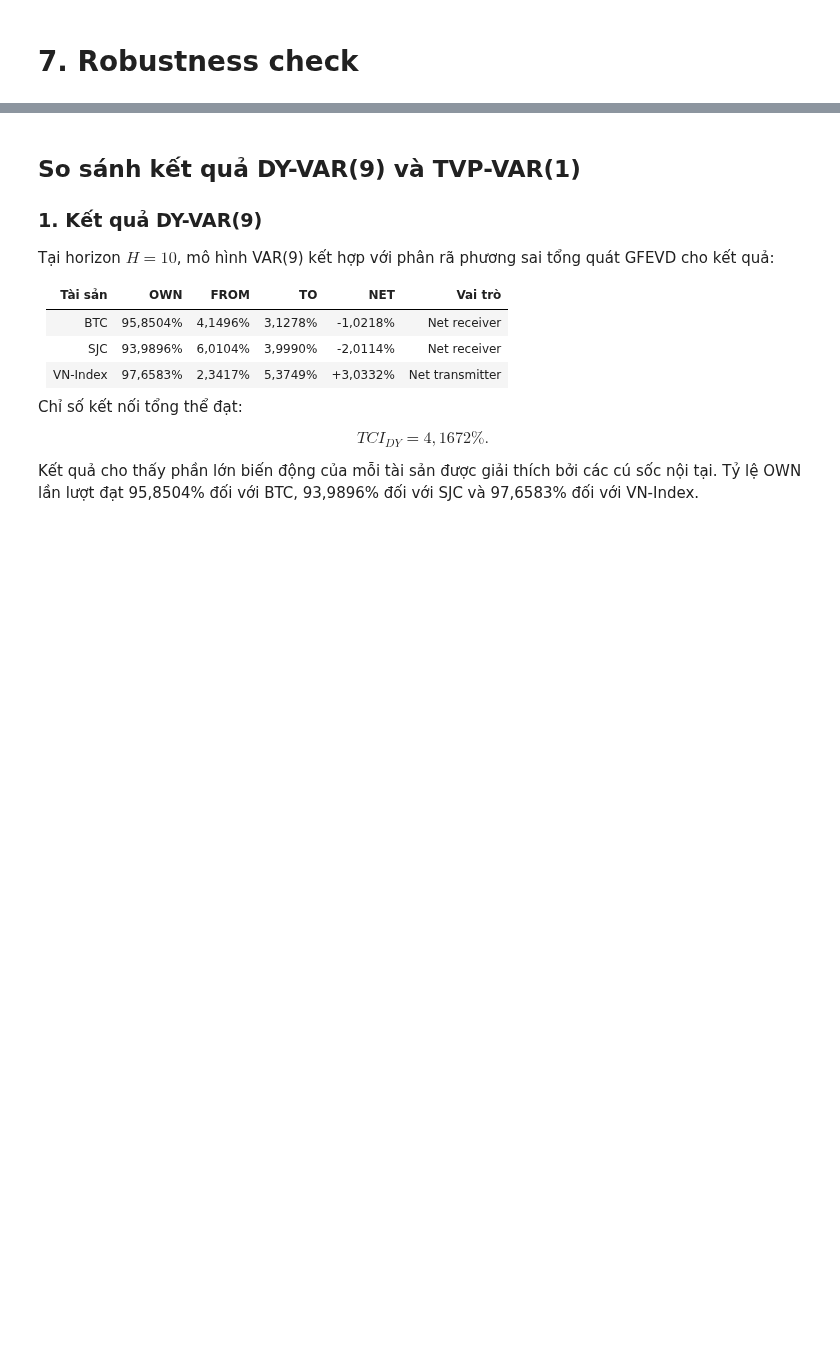
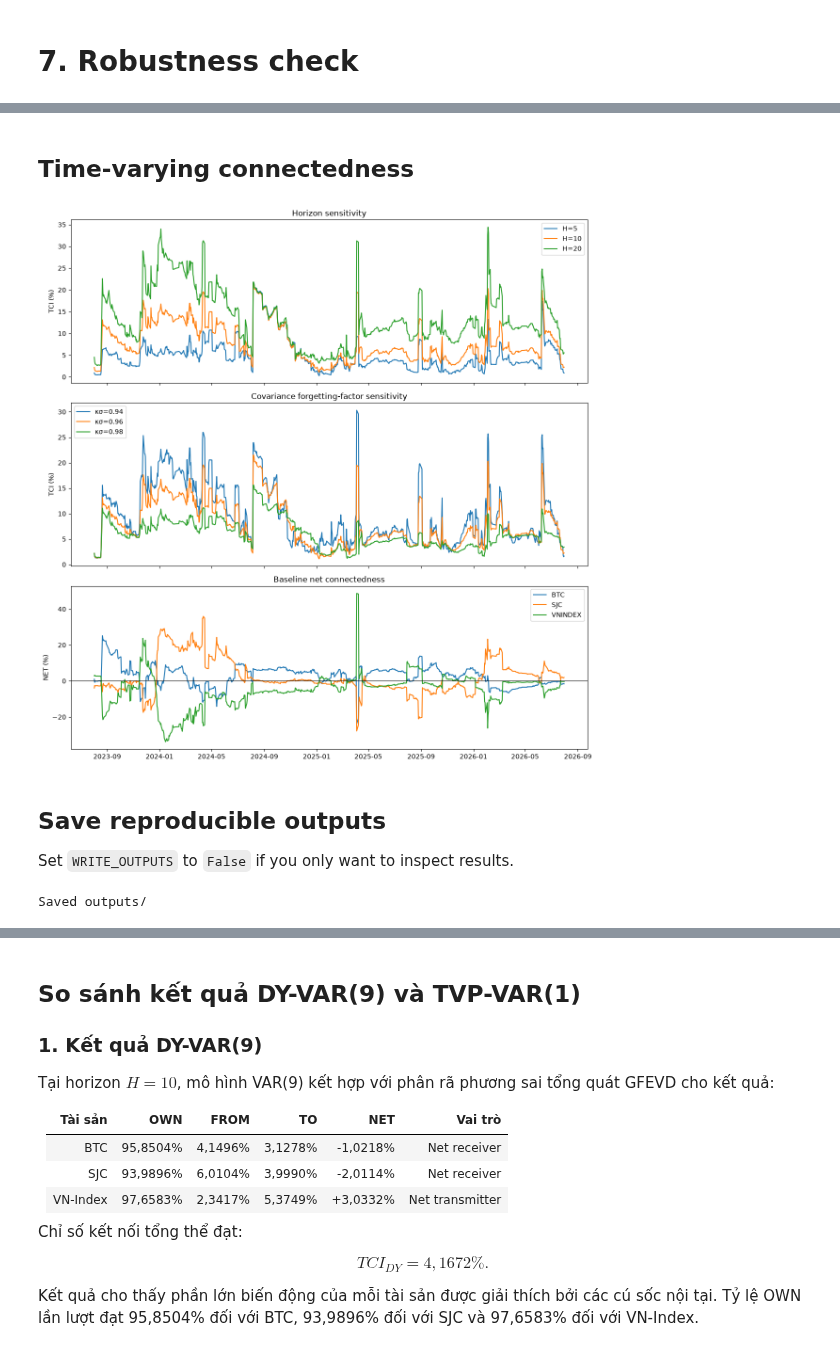
Before and after one commit to htrang22/btc-sjc-vnindex-risk-analysis, a Jupyter notebook: tvp-var-connectedness.ipynb, the cells around one changed output, grey strips where cells are left out. Saved outputs shown, nothing was run; the diff lists cells and outputs as text; code cells hidden in the pictures; blank space fills up the shorter version.

```diff
--- a/tvp-var-connectedness.ipynb
+++ b/tvp-var-connectedness.ipynb
@@ -1367,0 +1855,12 @@ Phuơng pháp kiểm định độ vững của mô hình là phân tích độ
+# %%
+baseline = results['baseline_0999']
+unstable = baseline.stability.loc[~baseline.stability['stable']]
+unstable_tci = baseline.connectedness.tci.loc[unstable.index]
+stable_tci = baseline.connectedness.tci.loc[baseline.stability['stable']]
+
+print(f'Unstable observations: {len(unstable)}')
+print(f'Unstable episodes: {len(baseline.episodes)}')
+print(f'Mean TCI on unstable dates: {unstable_tci.mean():.4f}%')
+print(f'Mean TCI on stable dates: {stable_tci.mean():.4f}%')
+display(baseline.episodes)
+display(instability_context(baseline.stability, baseline.connectedness.tci, baseline.connectedness.net))
@@ -1367,0 +1892,40 @@ Phuơng pháp kiểm định độ vững của mô hình là phân tích độ
+# %% [markdown]
+## Time-varying connectedness
+# %%
+fig, axes = plt.subplots(3, 1, figsize=(12, 12), sharex=True)
+
+for key in ['horizon_05', 'baseline_0999', 'horizon_20']:
+    result = results[key]
+    axes[0].plot(result.connectedness.tci, label=f'H={result.horizon}')
+axes[0].set(title='Horizon sensitivity', ylabel='TCI (%)')
+axes[0].legend()
+
+for key in ['kappa_094', 'baseline_0999', 'kappa_098']:
+    result = results[key]
+    axes[1].plot(result.connectedness.tci, label=f"κσ={result.model.kappa_sigma}")
+axes[1].set(title='Covariance forgetting-factor sensitivity', ylabel='TCI (%)')
+axes[1].legend()
+
+for variable in baseline.model.variables:
+    axes[2].plot(baseline.connectedness.net[variable], label=variable)
+axes[2].axhline(0, color='black', linewidth=0.8)
+axes[2].set(title='Baseline net connectedness', ylabel='NET (%)')
+axes[2].legend()
+fig.tight_layout()
+plt.show()
+# %% [output]
+[figure, added]
+# %% [markdown]
+## Save reproducible outputs
+
+Set `WRITE_OUTPUTS` to `False` if you only want to inspect results.
+# %%
+WRITE_OUTPUTS = False
+
+if WRITE_OUTPUTS:
+    for result in results.values():
+        save_results(result, ROOT / 'outputs' / result.name)
+    save_comparison(list(results.values()), ROOT / 'outputs' / 'specification_comparison.csv')
+    print('Saved outputs/')
+# %% [output]
+Saved outputs/
```
Also changed, not shown: parts of 12 cells of this notebook, 7 other files.
